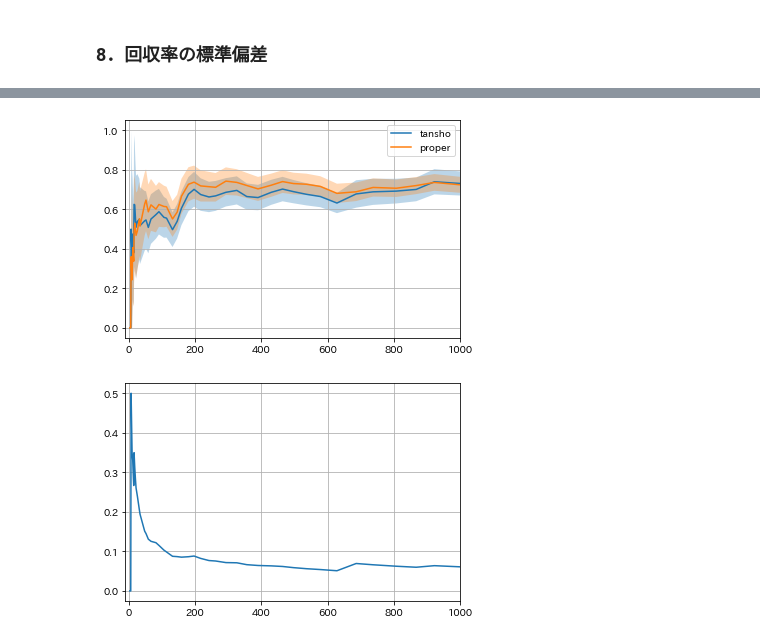
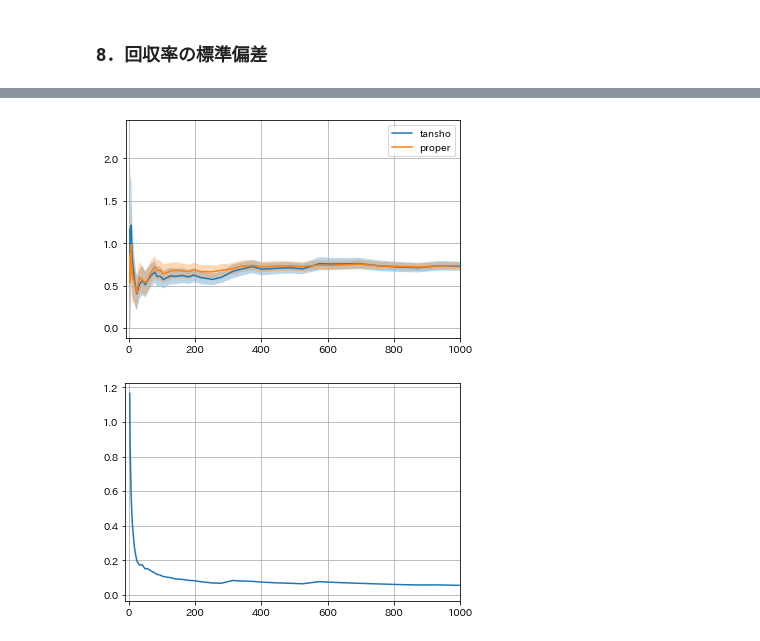
Before and after one commit to Yu134y/Python, a Jupyter notebook: jupyterlab/keiba/predict_horse_racing3.ipynb, the cells around one changed output, grey strips where cells are left out. Drawn from its saved outputs; the diff is of its cells as text; code cells hidden in the pictures.

```diff
--- a/jupyterlab/keiba/predict_horse_racing3.ipynb
+++ b/jupyterlab/keiba/predict_horse_racing3.ipynb
@@ -836,22 +792,22 @@ lgb_clf_o.params
 # %%
 # 時系列に沿って訓練データとテストデータに分ける
 train, test = split_data(r.data_c)
-X_train = train.drop(['rank', 'date'], axis=1)
+X_train = train.drop(['rank', 'date', '単勝'], axis=1)
 y_train = train['rank']
 X_test = test.drop(['rank', 'date'], axis=1)
 y_test = test['rank']
 # %%
 params = {
-    'objective': 'binary',
-     'random_state': 100,
-     'feature_pre_filter': False,
-     'lambda_l1': 4.291507566129652,
-     'lambda_l2': 0.012016357560330492,
-     'num_leaves': 8,
-     'feature_fraction': 0.8,
-     'bagging_fraction': 0.8712462002790506,
-     'bagging_freq': 2,
-     'min_child_samples': 100
+ 'objective': 'binary',
+ 'random_state': 100,
+ 'feature_pre_filter': False,
+ 'lambda_l1': 5.713089972281355,
+ 'lambda_l2': 0.013476390150744073,
+ 'num_leaves': 17,
+ 'feature_fraction': 0.9840000000000001,
+ 'bagging_fraction': 1.0,
+ 'bagging_freq': 0,
+ 'min_child_samples': 5
 }
 
 lgb_clf = lgb.LGBMClassifier(**params)
@@ -937,6 +869,7 @@ dtype: float64
 # %% [markdown]
 ### 8．回収率の標準偏差
 # %%
-me = ModelEvaluator(lgb_clf, 'return_tables.pickle')
+me = ModelEvaluator(lgb_clf, ['return_tables.pickle'])
 # %%
-g = gain(me.tansho_return, X_test)
+g_tansho = gain(me.tansho_return, X_test)
+g_tansho
@@ -959,16 +907,16 @@ g
 # %%
-plt.fill_between(g.index, y1=g['return_rate']-g['std'], y2=g['return_rate']+g['std'], alpha=0.3)
-plt.plot(g.index, g['return_rate'], label='tansho')
+plt.fill_between(g_tansho.index, y1=g_tansho['return_rate']-g_tansho['std'], y2=g_tansho['return_rate']+g_tansho['std'], alpha=0.3)
+plt.plot(g_tansho.index, g_tansho['return_rate'], label='tansho')
 plt.fill_between(g_proper.index, y1=g_proper['return_rate']-g_proper['std'], y2=g_proper['return_rate']+g_proper['std'], alpha=0.3)
 plt.plot(g_proper.index, g_proper['return_rate'], label='proper')
 plt.xlim(-10, 1000)
 plt.legend()
 plt.grid()
 # %% [output]
-[figure, old version]
+[figure, new version]
 # %%
-plt.plot(g.index, g['std'])
+plt.plot(g_tansho.index, g_tansho['std'])
 plt.xlim(-10, 1000)
 plt.grid()
 # %% [output]
-[figure, old version]
+[figure, new version]
```
Also changed, not shown: parts of 19 cells of this notebook, 1 other file.
